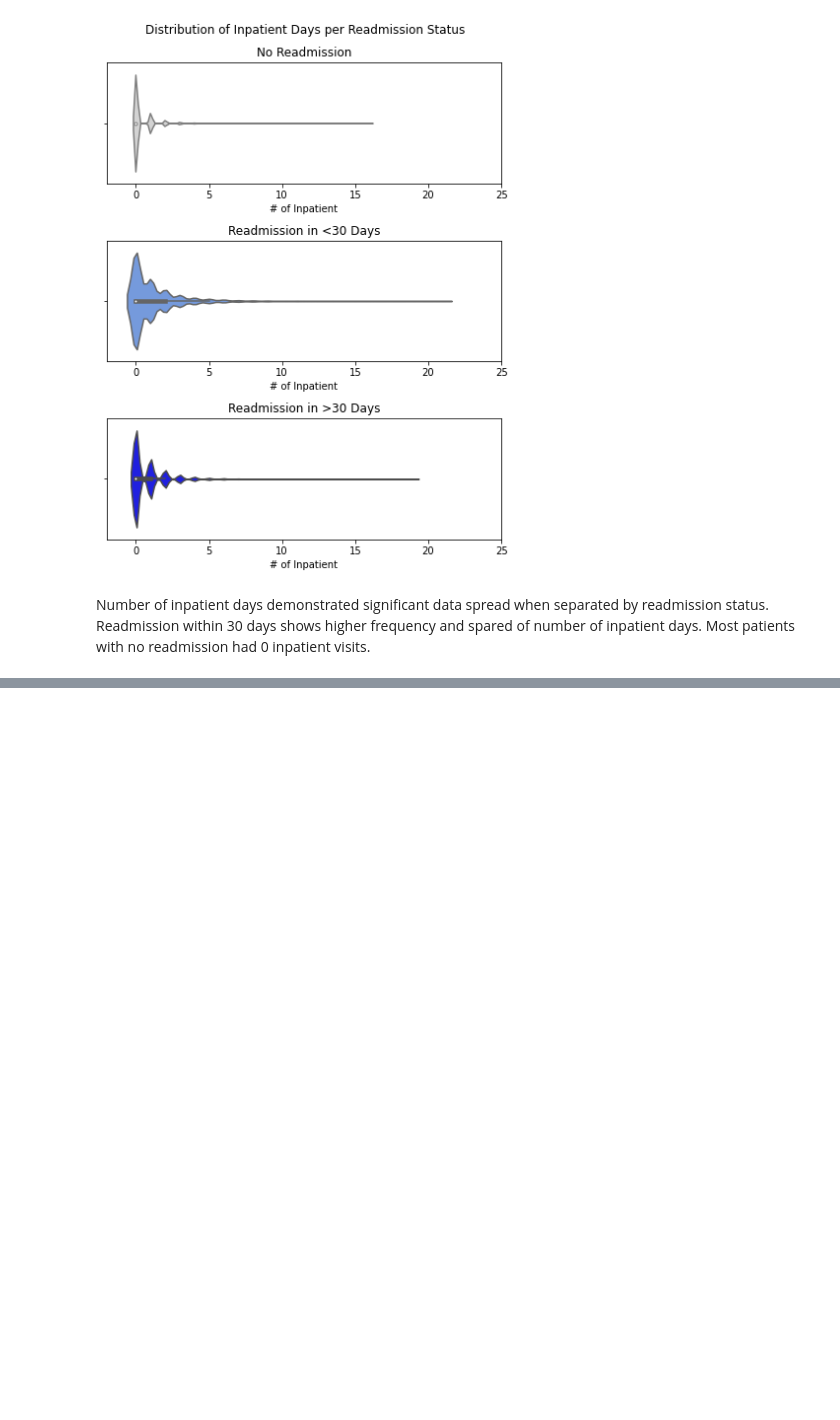
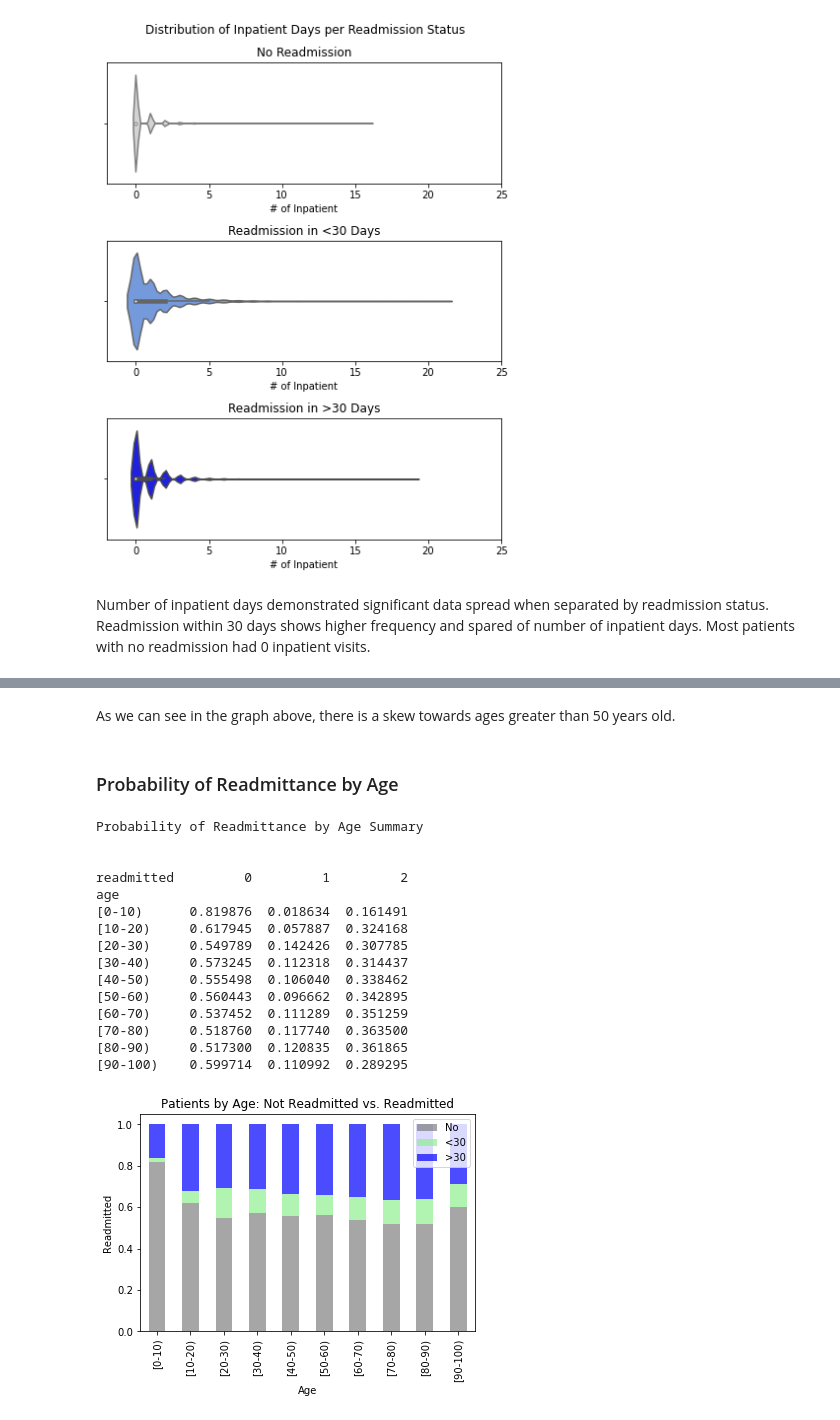
Before and after one commit to yunghanjeong/diabetic_readmission_prediction, a Jupyter notebook: notebooks/diabetes_readmission_eda.ipynb, the cells around one changed output, grey strips where cells are left out. Drawn from its saved outputs; the diff is of its cells as text; code cells hidden in the pictures; blank space fills up the shorter version.

```diff
--- a/notebooks/diabetes_readmission_eda.ipynb
+++ b/notebooks/diabetes_readmission_eda.ipynb
@@ -174,0 +222,41 @@ Number of inpatient days demonstrated significant data spread when separated by
+# %% [markdown]
+As we can see in the graph above, there is a skew towards ages greater than 50 years old.
+# %% [markdown]
+### Probability of Readmittance by Age
+# %%
+ppa = clean_df.groupby(['age','readmitted']).age.count().unstack()
+spa = clean_df.groupby(['age','readmitted']).age.count().unstack()
+tpa = clean_df.groupby(['readmitted', 'age']).readmitted.count().unstack().sum()
+for x in range(0, 3):
+    ppa[x] = spa[x] / tpa
+
+print('Probability of Readmittance by Age Summary')
+print('\n')
+print(ppa)
+
+# Probability of Readmittance by Age visualization
+p1 = ppa.plot(kind = 'bar', stacked = True,
+                   title = 'Patients by Age: Not Readmitted vs. Readmitted',
+                   color = ['grey','lightgreen', 'blue'], alpha = .70)
+p1.set_xlabel('Age')
+p1.set_ylabel('Readmitted')
+p1.legend(['No','<30', '>30'])
+#plt.savefig('../image/Percentage_Age_Readmitted.png')
+plt.show()
+# %% [output]
+Probability of Readmittance by Age Summary
+
+
+readmitted         0         1         2
+age
+[0-10)      0.819876  0.018634  0.161491
+[10-20)     0.617945  0.057887  0.324168
+[20-30)     0.549789  0.142426  0.307785
+[30-40)     0.573245  0.112318  0.314437
+[40-50)     0.555498  0.106040  0.338462
+[50-60)     0.560443  0.096662  0.342895
+[60-70)     0.537452  0.111289  0.351259
+[70-80)     0.518760  0.117740  0.363500
+[80-90)     0.517300  0.120835  0.361865
+[90-100)    0.599714  0.110992  0.289295
+[figure, added]
```
Also changed, not shown: parts of 14 cells of this notebook, 1 other file.
